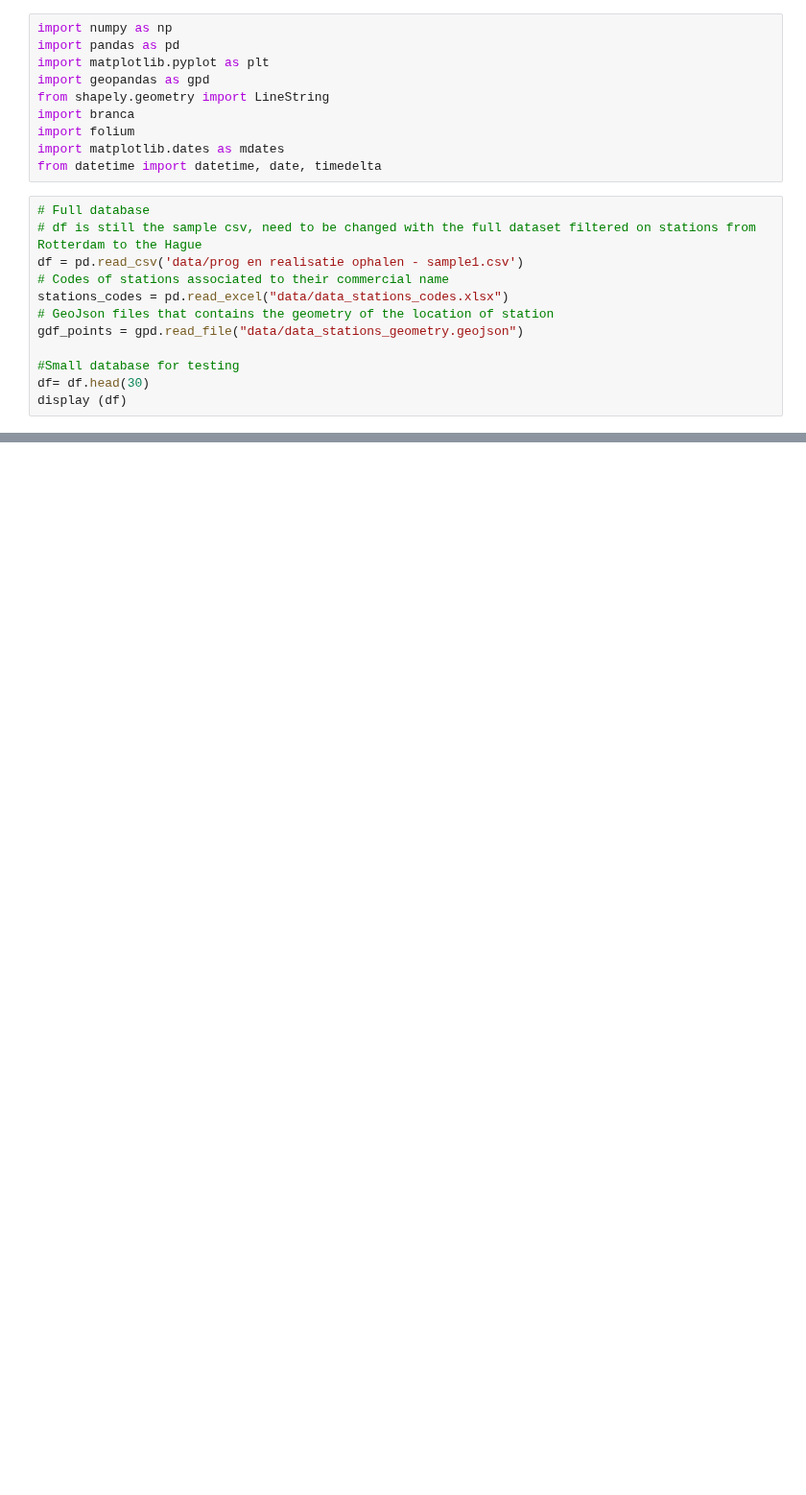
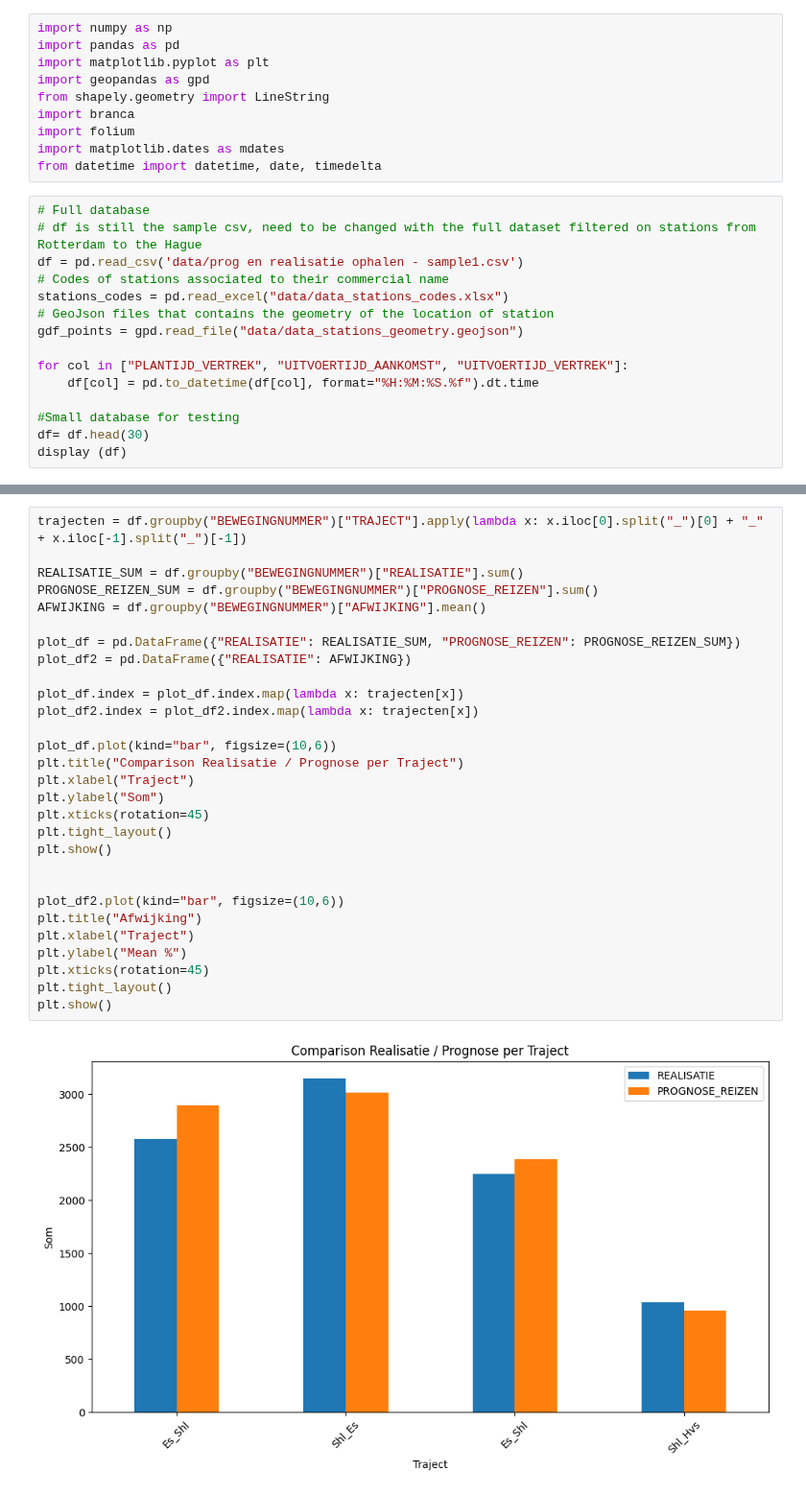
Before and after one commit to Merelkramer/Group2_NS, a Jupyter notebook: DataVisualistation_Luuk.ipynb, the cells around one changed output, grey strips where cells are left out. Shown at 96% size. Cells and saved outputs as stored; diff of their text form; blank space fills up the shorter version.

Commit message:
Afwijking graph with sample data1

```diff
--- a/DataVisualistation_Luuk.ipynb
+++ b/DataVisualistation_Luuk.ipynb
@@ -17,6 +17,9 @@ stations_codes = pd.read_excel("data/data_stations_codes.xlsx")
 # GeoJson files that contains the geometry of the location of station
 gdf_points = gpd.read_file("data/data_stations_geometry.geojson")
 
+for col in ["PLANTIJD_VERTREK", "UITVOERTIJD_AANKOMST", "UITVOERTIJD_VERTREK"]:
+    df[col] = pd.to_datetime(df[col], format="%H:%M:%S.%f").dt.time
+
 #Small database for testing
 df= df.head(30)
 display (df)
@@ -54,0 +44,31 @@ plt.show()
+# %%
+trajecten = df.groupby("BEWEGINGNUMMER")["TRAJECT"].apply(lambda x: x.iloc[0].split("_")[0] + "_" + x.iloc[-1].split("_")[-1])
+
+REALISATIE_SUM = df.groupby("BEWEGINGNUMMER")["REALISATIE"].sum()
+PROGNOSE_REIZEN_SUM = df.groupby("BEWEGINGNUMMER")["PROGNOSE_REIZEN"].sum()
+AFWIJKING = df.groupby("BEWEGINGNUMMER")["AFWIJKING"].mean()
+
+plot_df = pd.DataFrame({"REALISATIE": REALISATIE_SUM, "PROGNOSE_REIZEN": PROGNOSE_REIZEN_SUM})
+plot_df2 = pd.DataFrame({"REALISATIE": AFWIJKING})
+
+plot_df.index = plot_df.index.map(lambda x: trajecten[x])
+plot_df2.index = plot_df2.index.map(lambda x: trajecten[x])
+
+plot_df.plot(kind="bar", figsize=(10,6))
+plt.title("Comparison Realisatie / Prognose per Traject")
+plt.xlabel("Traject")
+plt.ylabel("Som")
+plt.xticks(rotation=45)
+plt.tight_layout()
+plt.show()
+
+
+plot_df2.plot(kind="bar", figsize=(10,6))
+plt.title("Afwijking")
+plt.xlabel("Traject")
+plt.ylabel("Mean %")
+plt.xticks(rotation=45)
+plt.tight_layout()
+plt.show()
+# %% [output]
+[figure, added]
```
Also changed, not shown: parts of 4 cells of this notebook.
